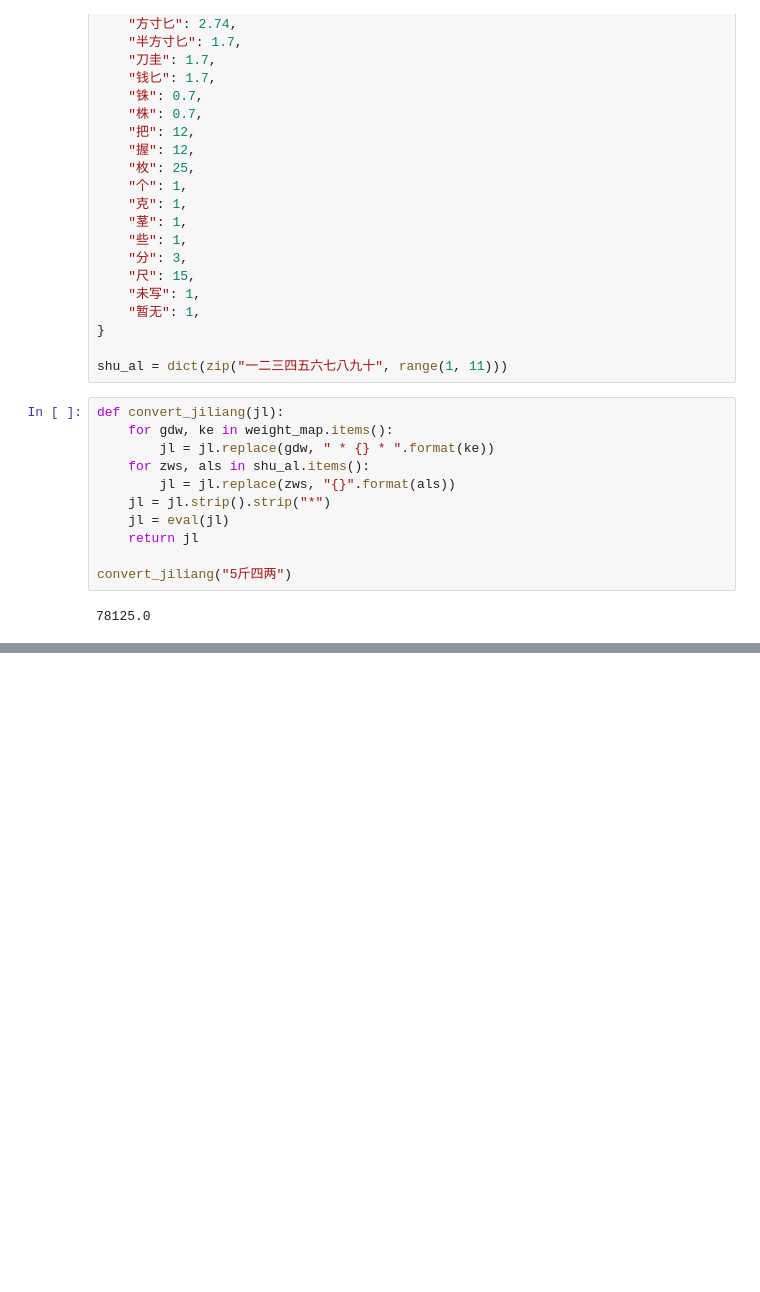
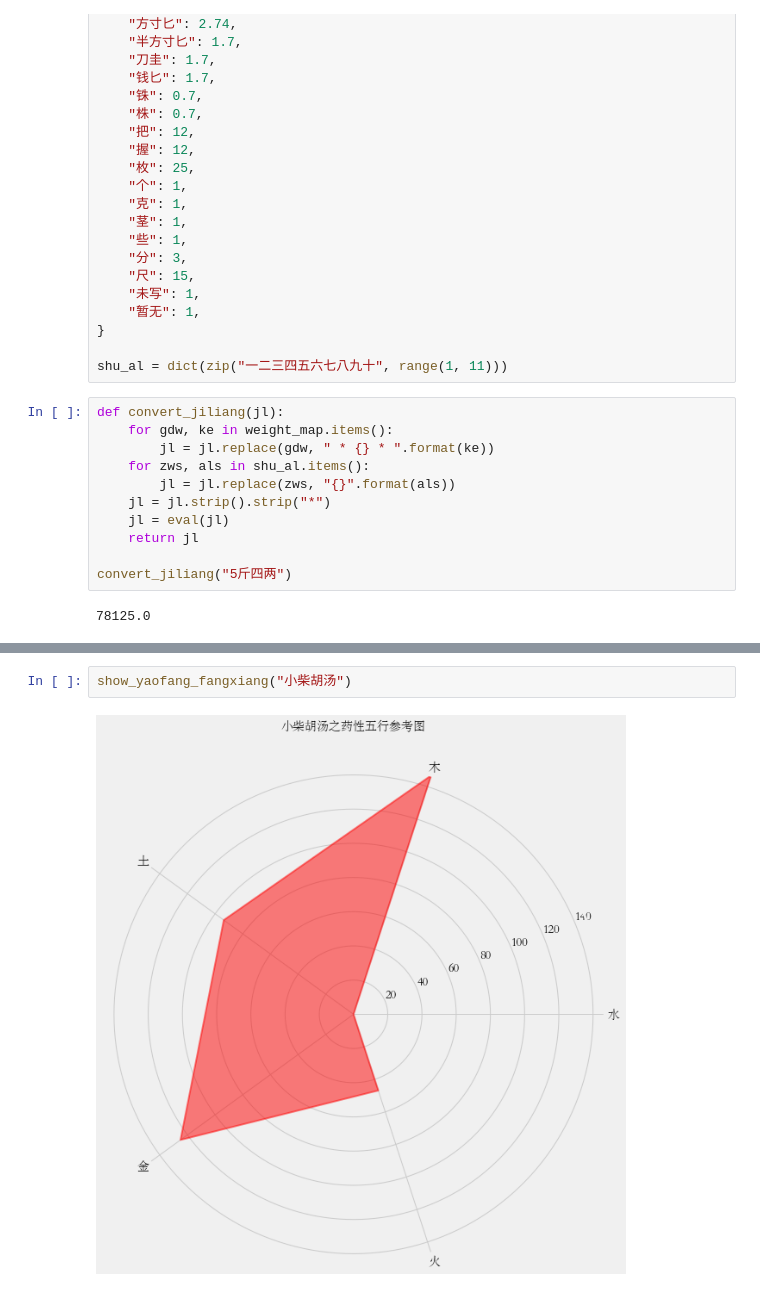
Before and after one commit to xukongwen/shanghan_learn, a Jupyter notebook: sh_fang_research.ipynb, the cells around one changed output, grey strips where cells are left out. Saved outputs shown, nothing was run; the diff lists cells and outputs as text; blank space fills up the shorter version.

```diff
--- a/sh_fang_research.ipynb
+++ b/sh_fang_research.ipynb
@@ -295,0 +148,4 @@ plt.show()
+# %%
+show_yaofang_fangxiang("小柴胡汤")
+# %% [output]
+[figure, added]
```
Also changed, not shown: parts of 14 cells of this notebook, 32 other files.
